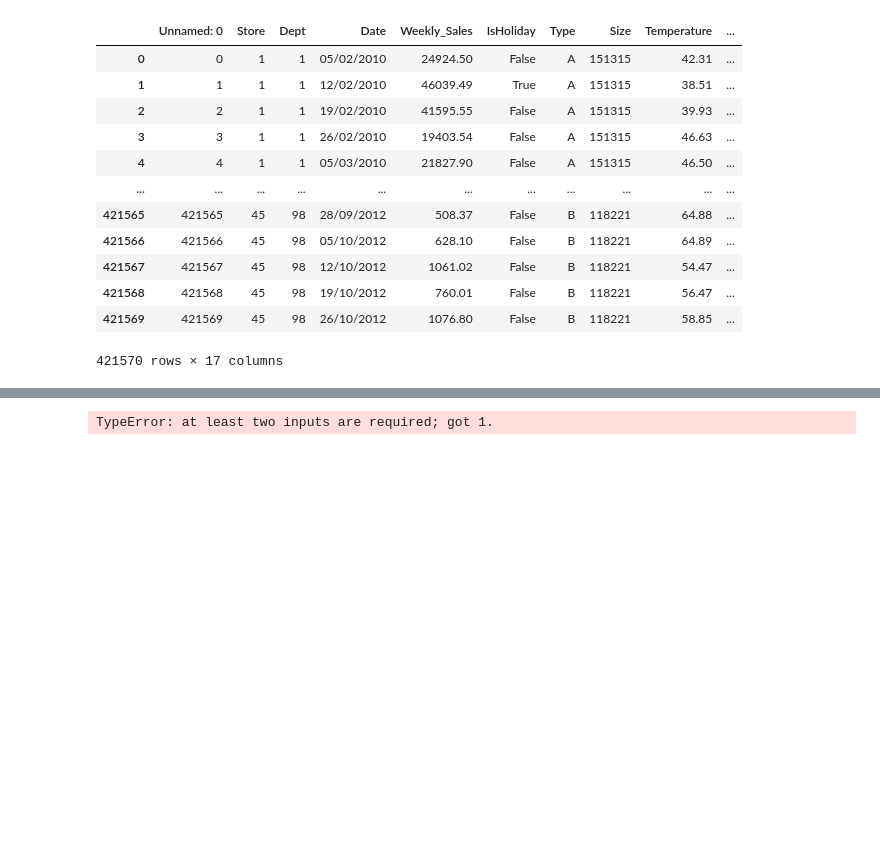
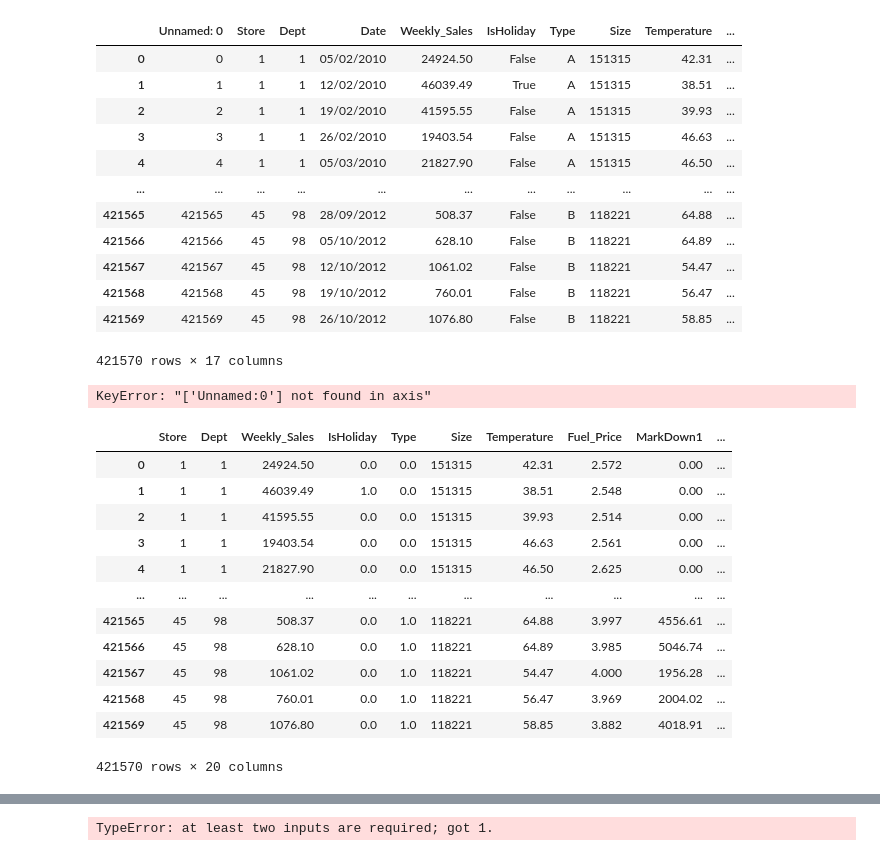
Before and after one commit to Hemanthk408/store-dataset, a Jupyter notebook: store_sales_data.ipynb, the cells around one changed output, grey strips where cells are left out. Saved outputs shown, nothing was run; the diff lists cells and outputs as text; code cells hidden in the pictures; blank space fills up the shorter version.

```diff
--- a/store_sales_data.ipynb
+++ b/store_sales_data.ipynb
@@ -24,2 +22,2 @@ ssf.to_csv("Merge.csv")
 # %%
-ssf=pd.read_csv("/content/Merge.csv")
+df=pd.read_csv("/content/Merge.csv")
@@ -106,5 +24,3 @@ memory usage: 48.6+ MB
-# %%
-df=ssf.copy()
 # %%
 df
 # %% [output]
@@ -131,3 +47,9 @@ df["day_of_week"]=df["Date"].dt.dayofweek
 df["week"]=df["Date"].dt.isocalendar().week
 # %%
 df.drop("Date",axis=1,inplace=True)
+# %%
+df.drop("Unnamed: 0", inplace=True, axis=1, errors="ignore")
+# %%
+df.drop("Unnamed:0",inplace=True,axis=1)
+# %% [output]
+KeyError: "['Unnamed:0'] not found in axis"
@@ -133,0 +60,16 @@ df.drop("Date",axis=1,inplace=True)
+# %%
+df
+# %% [output]
+|  | Store | Dept | Weekly_Sales | IsHoliday | Type | Size | Temperature | Fuel_Price | MarkDown1 | ... |
+| 0 | 1 | 1 | 24924.50 | 0.0 | 0.0 | 151315 | 42.31 | 2.572 | 0.00 | ... |
+| 1 | 1 | 1 | 46039.49 | 1.0 | 0.0 | 151315 | 38.51 | 2.548 | 0.00 | ... |
+| 2 | 1 | 1 | 41595.55 | 0.0 | 0.0 | 151315 | 39.93 | 2.514 | 0.00 | ... |
+| 3 | 1 | 1 | 19403.54 | 0.0 | 0.0 | 151315 | 46.63 | 2.561 | 0.00 | ... |
+| 4 | 1 | 1 | 21827.90 | 0.0 | 0.0 | 151315 | 46.50 | 2.625 | 0.00 | ... |
+| ... | ... | ... | ... | ... | ... | ... | ... | ... | ... | ... |
+| 421565 | 45 | 98 | 508.37 | 0.0 | 1.0 | 118221 | 64.88 | 3.997 | 4556.61 | ... |
+| 421566 | 45 | 98 | 628.10 | 0.0 | 1.0 | 118221 | 64.89 | 3.985 | 5046.74 | ... |
+| 421567 | 45 | 98 | 1061.02 | 0.0 | 1.0 | 118221 | 54.47 | 4.000 | 1956.28 | ... |
+| 421568 | 45 | 98 | 760.01 | 0.0 | 1.0 | 118221 | 56.47 | 3.969 | 2004.02 | ... |
+| 421569 | 45 | 98 | 1076.80 | 0.0 | 1.0 | 118221 | 58.85 | 3.882 | 4018.91 | ... |
+421570 rows × 20 columns
```
Also changed, not shown: parts of 22 cells of this notebook.
